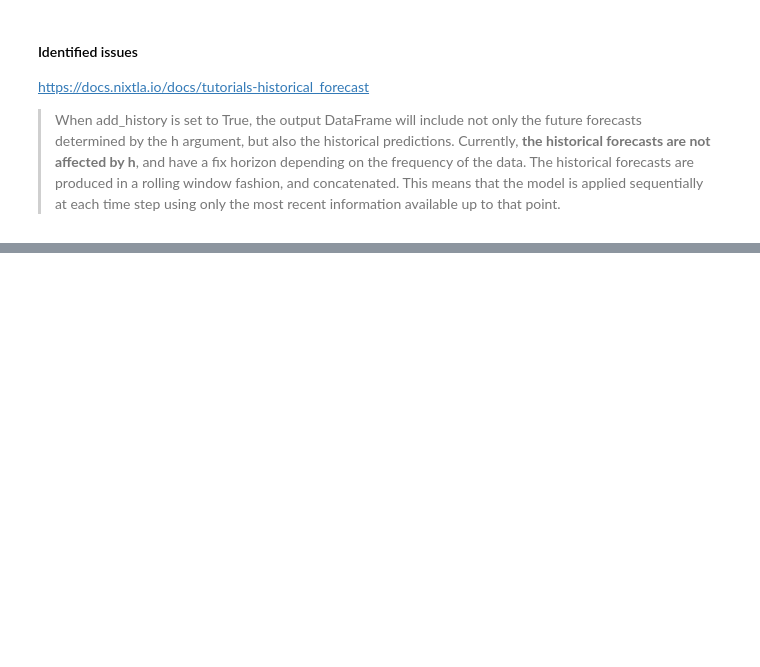
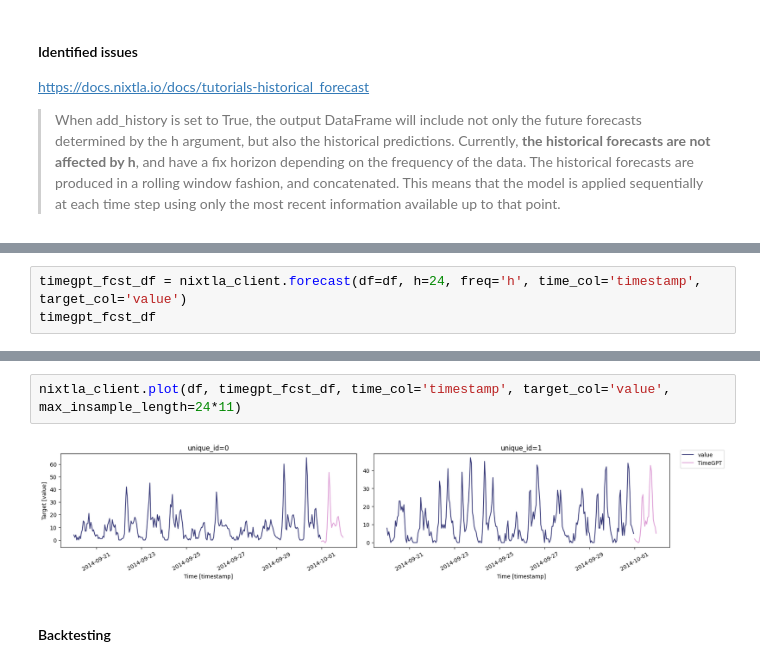
Before and after one commit to anitagraser/ST-ResNet, a Jupyter notebook: experiment.ipynb, the cells around one changed output, grey strips where cells are left out. Drawn from its saved outputs; the diff is of its cells as text; blank space fills up the shorter version.

```diff
--- a/experiment.ipynb
+++ b/experiment.ipynb
@@ -487,0 +514,3 @@ https://docs.nixtla.io/docs/tutorials-historical_forecast
+# %%
+timegpt_fcst_df = nixtla_client.forecast(df=df, h=24, freq='h', time_col='timestamp', target_col='value')
+timegpt_fcst_df
@@ -487,0 +539,6 @@ https://docs.nixtla.io/docs/tutorials-historical_forecast
+# %%
+nixtla_client.plot(df, timegpt_fcst_df, time_col='timestamp', target_col='value', max_insample_length=24*11)
+# %% [output]
+[figure, added]
+# %% [markdown]
+#### Backtesting
```
Also changed, not shown: parts of 24 cells of this notebook, 4 other files.
